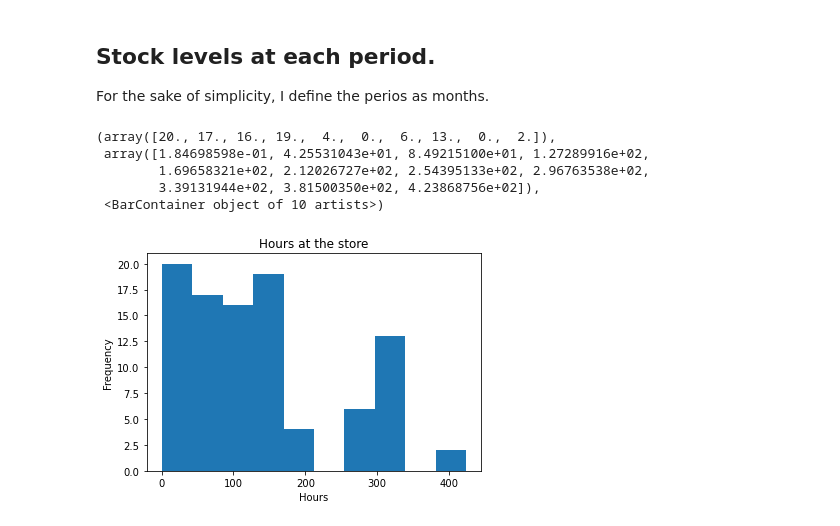
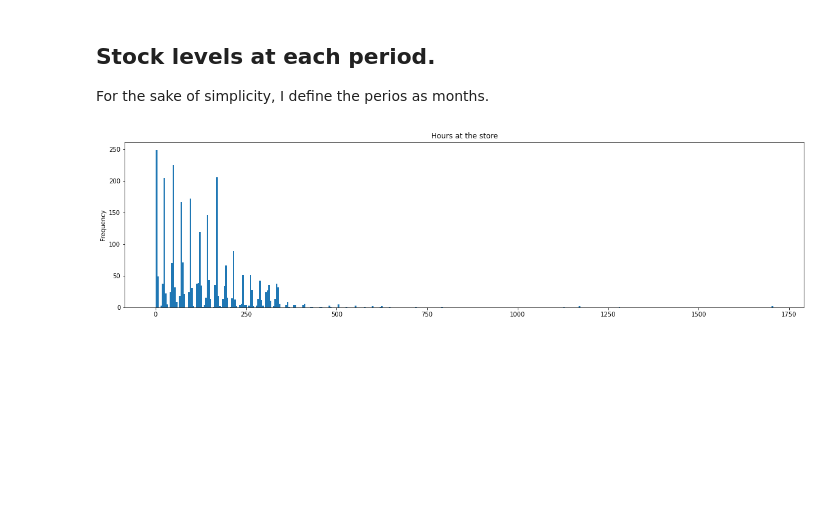
Before and after one commit to KultiginX/vytal, a Jupyter notebook: 01_discover_one_store.ipynb, the cells around one changed output. Cells and saved outputs as stored; diff of their text form; code cells hidden in the pictures; blank space fills up the shorter version.

```diff
--- a/01_discover_one_store.ipynb
+++ b/01_discover_one_store.ipynb
@@ -5,3 +3,5 @@ selected_store='0bdfe714-89e5-49ea-8bbb-5ef3b02473df'
+# %%
+selected_store='37750976-cd54-44a5-a05a-d85d3cc9035b'
 # %%
 #import packages
 import pandas as pd
@@ -82,15 +101,14 @@ store_in.head()
 For the sake of simplicity, I define the perios as months.
 # %%
 # plt how long containers stay in the restaurant
+# This graph does not convey much information. Some of the containers can be forgotten somewhere in the restaurant.
+# They might be at the bottom of the containers pile.
+plt.figure(figsize=(20,5))
 plt.title('Hours at the store')
 plt.ylabel('Frequency')
-plt.xlabel('Hours')
-plt.hist((store_in['OwnerTill']-store_in['OwnerSince']).dt.total_seconds()/3600) # convert to hours
+
+plt.hist((store_in['OwnerTill']-store_in['OwnerSince']).dt.total_seconds()/3600, bins=400) # convert to hours
+plt.show()
 # %% [output]
-(array([20., 17., 16., 19.,  4.,  0.,  6., 13.,  0.,  2.]),
- array([1.84698598e-01, 4.25531043e+01, 8.49215100e+01, 1.27289916e+02,
-        1.69658321e+02, 2.12026727e+02, 2.54395133e+02, 2.96763538e+02,
-        3.39131944e+02, 3.81500350e+02, 4.23868756e+02]),
- <BarContainer object of 10 artists>)
-[figure, old version]
+[figure, new version]
 # %%
```
Also changed, not shown: parts of 34 cells of this notebook.
